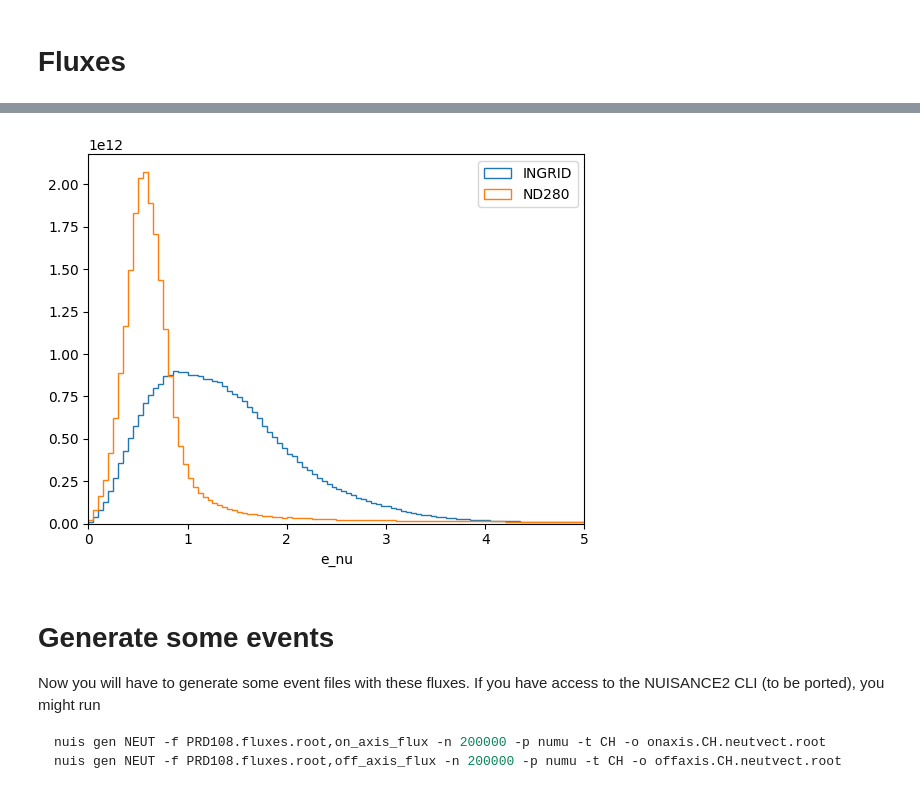
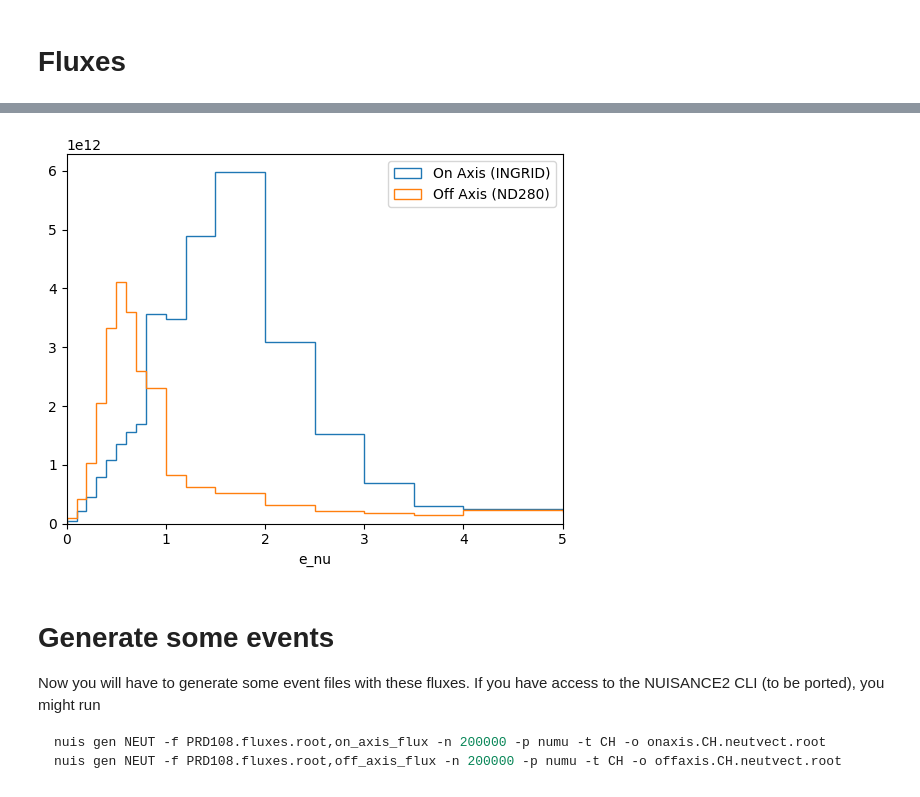
Before and after one commit to NUISANCEMC/nuisance3, a Jupyter notebook: notebooks/t2konoffaxis.ipynb, the cells around one changed output, grey strips where cells are left out. Saved outputs shown, nothing was run; the diff lists cells and outputs as text; code cells hidden in the pictures.

```diff
--- a/notebooks/t2konoffaxis.ipynb
+++ b/notebooks/t2konoffaxis.ipynb
@@ -8,0 +10,5 @@ import yaml
+# %%
+recordid=1713531371
+resource_context = { "reftype": "hepdata-sandbox", "recordid": recordid }
+submission_path = pn.hepdata.get_local_path_to_resource("", **resource_context)
+print(submission_path)
@@ -27,19 +35,17 @@ dict_keys(['cross_section-offaxis.yaml', 'cross_section-onaxis.yaml', 'joint_unc
 # %%
-onaxis_doc = data_files["cross_section-onaxis.yaml"]
-offaxis_doc = data_files["cross_section-offaxis.yaml"]
+def measurement_details(table_name):
+    quals = pn.hepdata.get_qualifiers(tables[table_name])
+    print("Measurement: %s" % table_name)
+    print("  Target: %s" % quals["target"])
+    print("  Probe Species: %s" % quals["probe_species"])
+    print("  Probe Spectrum: %s" % quals["probe_spectrum"])
+    print("  Independent Variables: %s" % pn.hepdata.get_independent_variables(tables[table_name]))
+    print("  Dependent Variables: %s" % pn.hepdata.get_dependent_variables(tables[table_name]))
+    return quals
 
-onaxis_xs_quals = {kv["name"]:kv["value"] for kv in onaxis_doc["dependent_variables"][0]["qualifiers"]}
-print("On Axis: %s" % onaxis_xs_quals["target"])
-print("  Target: %s" % onaxis_xs_quals["target"])
-print("  Probe Species: %s" % onaxis_xs_quals["probe_species"])
-print("  Probe Spectrum: %s" % onaxis_xs_quals["probe_spectrum"])
-on_axis_flux_table = data_files["%s.yaml" %  onaxis_xs_quals["probe_spectrum"]]
+onax_quals = measurement_details("cross_section-onaxis")
+offax_quals = measurement_details("cross_section-offaxis")
 
-
-offaxis_xs_quals = {kv["name"]:kv["value"] for kv in offaxis_doc["dependent_variables"][0]["qualifiers"]}
-print("On Axis: %s" % offaxis_xs_quals["target"])
-print("  Target: %s" % offaxis_xs_quals["target"])
-print("  Probe Species: %s" % offaxis_xs_quals["probe_species"])
-print("  Probe Spectrum: %s" % offaxis_xs_quals["probe_spectrum"])
-off_axis_flux_table = data_files["%s.yaml" % offaxis_xs_quals["probe_spectrum"]]
+onax_doc = tables["cross_section-onaxis"]
+offax_doc = tables["cross_section-offaxis"]
 # %% [output]
@@ -54,8 +64,5 @@ On Axis: CH
 # %% [markdown]
 # Fluxes
 # %%
-on_axis_flux = pn.convert.HistFrame.from_yaml_str(str(on_axis_flux_table))
-off_axis_flux = pn.convert.HistFrame.from_yaml_str(str(off_axis_flux_table))
-
-on_axis_flux_fine = pn.convert.HistFrame.from_yaml_str(str(data_files['flux-onaxis-postfit-fine.yaml']))
-off_axis_flux_fine = pn.convert.HistFrame.from_yaml_str(str(data_files['flux-offaxis-postfit-fine.yaml']))
+onax_flux = pn.hepdata.make_BinnedValues(pn.hepdata.get_referenced_table(onax_quals["probe_spectrum"], **resource_context))
+offax_flux = pn.hepdata.make_BinnedValues(pn.hepdata.get_referenced_table(offax_quals["probe_spectrum"], **resource_context))
@@ -72,12 +69,12 @@ plt.show()
 # %%
-on_axis_flux_fine.mpl().hist(label="INGRID", histtype="step")
-off_axis_flux_fine.mpl().hist(label="ND280", histtype="step")
+onax_flux.mpl().hist(label="On Axis (INGRID)", histtype="step")
+offax_flux.mpl().hist(label="Off Axis (ND280)", histtype="step")
 
 plt.xlim([0,5])
 
 plt.legend()
 plt.show()
 # %% [output]
-[figure, old version]
+[figure, new version]
 # %%
 #we can't use pyROOT as it currently breaks the NUSIANCE bindings (only in Jupyter though, not when executed directly in python)
```
Also changed, not shown: parts of 23 cells of this notebook, 6 other files.
